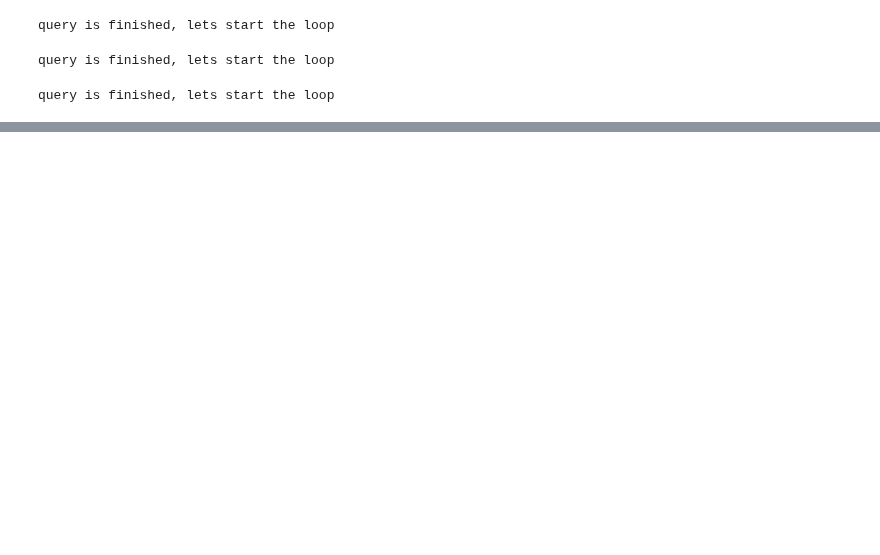
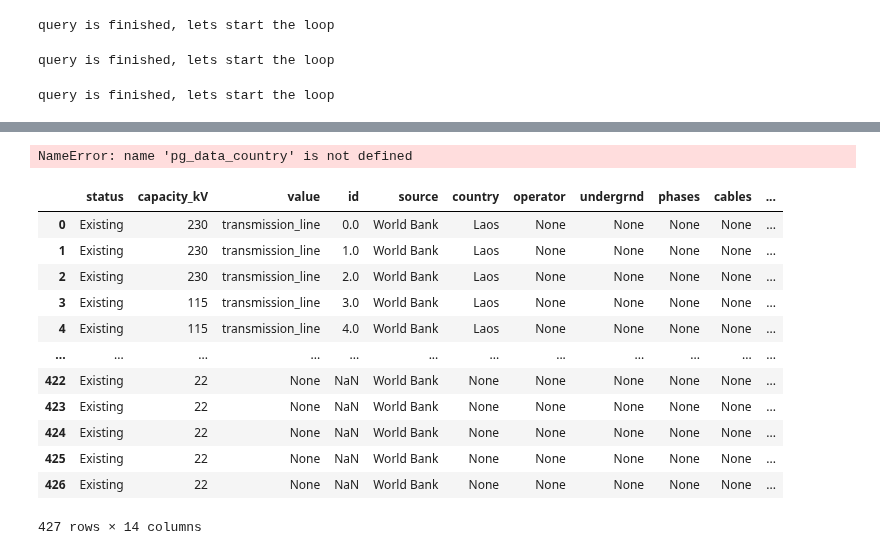
Before and after one commit to Mengqi-Ye/pg_risk_analysis, a Jupyter notebook: notebooks/Example_run.ipynb, the cells around one changed output, grey strips where cells are left out. Saved outputs shown, nothing was run; the diff lists cells and outputs as text; code cells hidden in the pictures; blank space fills up the shorter version.

Commit message:
collected pg data processing

```diff
--- a/notebooks/Example_run.ipynb
+++ b/notebooks/Example_run.ipynb
@@ -610,10 +701,22 @@ country_codes = tuple(country_codes)
 # %%
 # load collected power grid data
-pg_data_path = os.path.join(data_path, 'pg_data')
-pg_data = gpd.read_file(os.path.join(pg_data_path,"lao_line.gpkg"))
-pg_data = pd.DataFrame(pg_data.copy())
-print(pg_data.head())
-pg_data.geometry = pygeos.from_shapely(pg_data.geometry)
+def extract_pg_data(country_code,pg_type):
 
-pg_data['geometry'] = reproject(pg_data)
-pg_data = buffer_assets(pg_data.loc[pg_data.asset.isin(['line'])],buffer_size=100).reset_index(drop=True)
+    pg_path = os.path.join(pg_data_path,'{}_{}.gpkg'.format(country_code,pg_type)) #e.g.,LAO_line
+    pg_data_country = gpd.read_file(os.path.join(pg_path))
+
+    pg_data_country = pd.DataFrame(pg_data_country.copy())
+    #print(pg_data_country.head())
+    pg_data_country.geometry = pygeos.from_shapely(pg_data_country.geometry)
+    pg_data_country['geometry'] = reproject(pg_data_country)
+
+    if pg_type == 'line':
+        pg_data_country = buffer_assets(pg_data_country.loc[pg_data_country.asset.isin(['line'])],buffer_size=100).reset_index(drop=True)
+        return pg_data_country
+
+    elif pg_type == 'point':
+        pg_data_country = buffer_assets(pg_data_country.loc[pg_data_country.asset.isin(['point'])],buffer_size=100).reset_index(drop=True)
+        return pg_data_country
+
+    else:
+        return pg_data_country
@@ -619,0 +764,22 @@ pg_data = buffer_assets(pg_data.loc[pg_data.asset.isin(['line'])],buffer_size=10
+# %%
+pg_data_country = extract_pg_data('LAO','line')
+# %%
+pg_data_country.iloc('asset')
+# %% [output]
+NameError: name 'pg_data_country' is not defined
+# %%
+pg_data_country
+# %% [output]
+|  | status | capacity_kV | value | id | source | country | operator | undergrnd | phases | cables | ... |
+| 0 | Existing | 230 | transmission_line | 0.0 | World Bank | Laos | None | None | None | None | ... |
+| 1 | Existing | 230 | transmission_line | 1.0 | World Bank | Laos | None | None | None | None | ... |
+| 2 | Existing | 230 | transmission_line | 2.0 | World Bank | Laos | None | None | None | None | ... |
+| 3 | Existing | 115 | transmission_line | 3.0 | World Bank | Laos | None | None | None | None | ... |
+| 4 | Existing | 115 | transmission_line | 4.0 | World Bank | Laos | None | None | None | None | ... |
+| ... | ... | ... | ... | ... | ... | ... | ... | ... | ... | ... | ... |
+| 422 | Existing | 22 | None | NaN | World Bank | None | None | None | None | None | ... |
+| 423 | Existing | 22 | None | NaN | World Bank | None | None | None | None | None | ... |
+| 424 | Existing | 22 | None | NaN | World Bank | None | None | None | None | None | ... |
+| 425 | Existing | 22 | None | NaN | World Bank | None | None | None | None | None | ... |
+| 426 | Existing | 22 | None | NaN | World Bank | None | None | None | None | None | ... |
+427 rows × 14 columns
```
Also changed, not shown: parts of 23 cells of this notebook.
